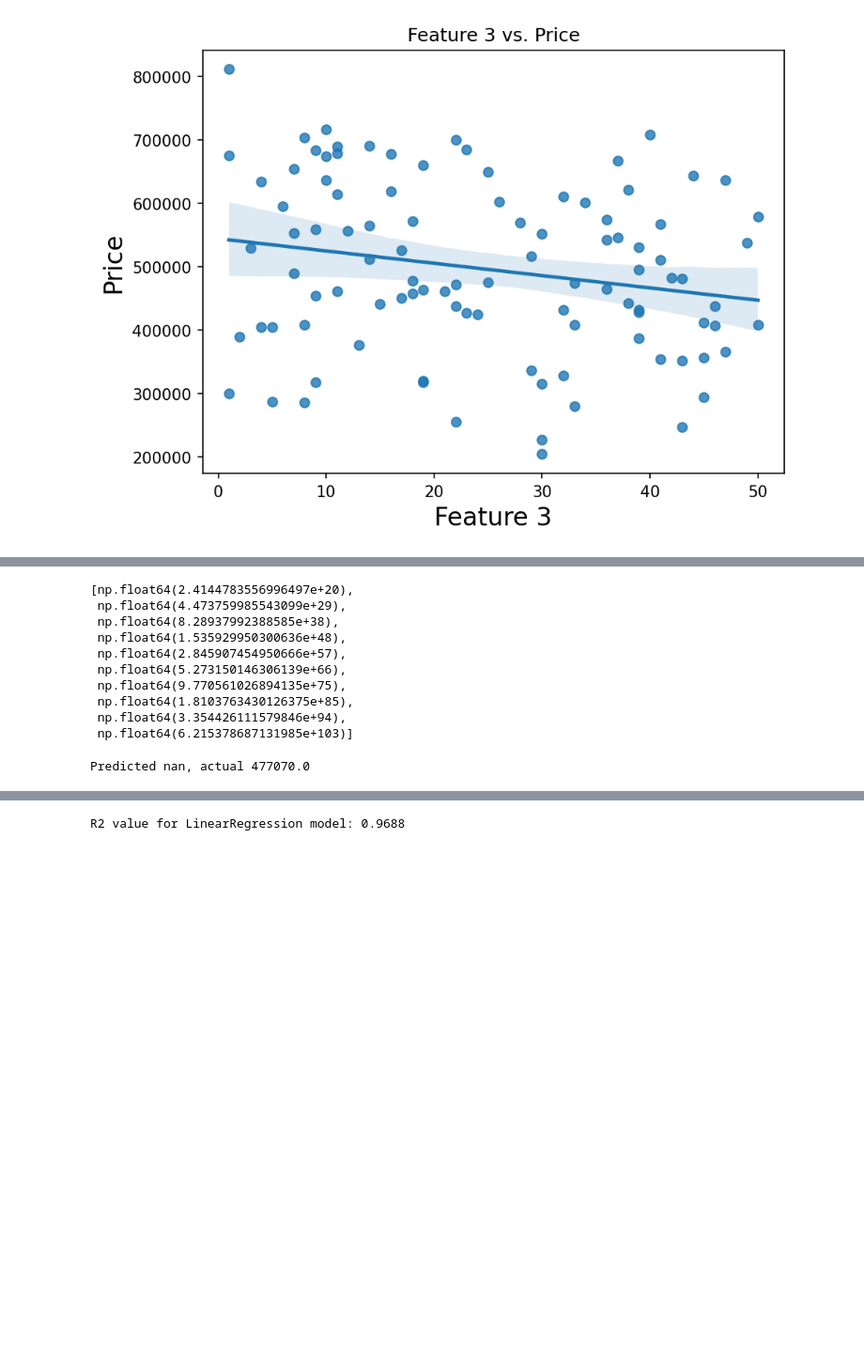
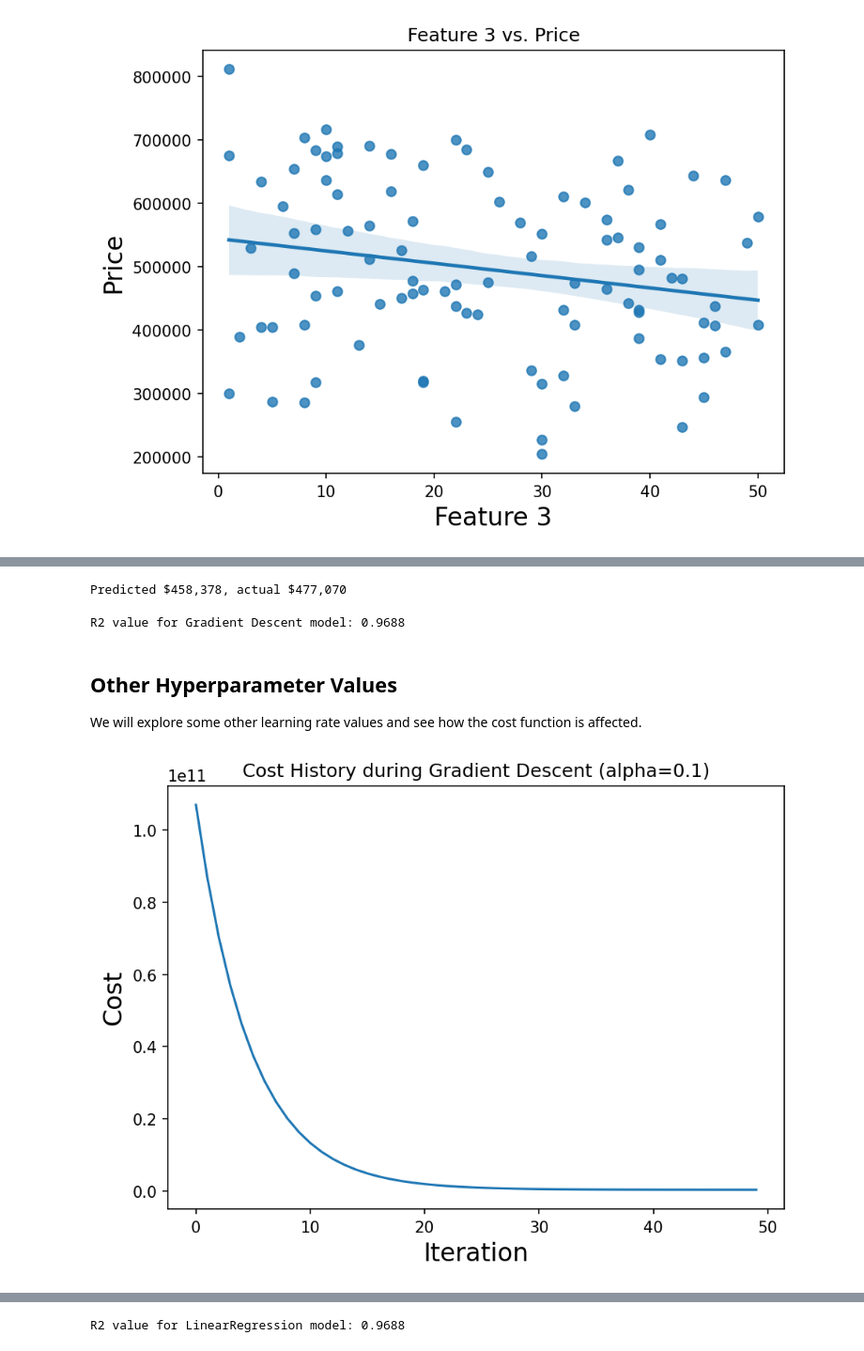
Before and after one commit to jmfb/mth5810-m15grad, a Jupyter notebook: m15grad.ipynb, the cells around one changed output, grey strips where cells are left out. Shown: that part at 94% size. Drawn from its saved outputs; the diff is of its cells as text; code cells hidden in the pictures; blank space fills up the shorter version.

```diff
--- a/m15grad.ipynb
+++ b/m15grad.ipynb
@@ -127,18 +166,0 @@ Final weights: [nan nan nan nan]
-# %%
-history[:10]
-# %% [output]
-[np.float64(2.4144783556996497e+20),
- np.float64(4.473759985543099e+29),
- np.float64(8.28937992388585e+38),
- np.float64(1.535929950300636e+48),
- np.float64(2.845907454950666e+57),
- np.float64(5.273150146306139e+66),
- np.float64(9.770561026894135e+75),
- np.float64(1.8103763430126375e+85),
- np.float64(3.354426111579846e+94),
- np.float64(6.215378687131985e+103)]
-# %%
-# Show a predicted price to see how much we are in the ballbark
-print(f"Predicted {np.matmul(X[0], w)}, actual {y[0]}")
-# %% [output]
-Predicted nan, actual 477070.0
@@ -149,0 +167,19 @@ def ComputeR2(true, pred):
+# %%
+# Show a predicted price to see how much we are in the ballbark
+pred = np.matmul(X, w)
+print(f"Predicted ${int(pred[0]):,}, actual ${int(y[0]):,}")
+# %% [output]
+Predicted $458,378, actual $477,070
+# %%
+r2 = ComputeR2(y, pred)
+print(f"R2 value for Gradient Descent model: {r2:.4f}")
+# %% [output]
+R2 value for Gradient Descent model: 0.9688
+# %% [markdown]
+## Other Hyperparameter Values
+
+We will explore some other learning rate values and see how the cost function is affected.
+# %%
+GradientDescent(X, y, np.zeros(feature_count), 0.1, 50);
+# %% [output]
+[figure, added]
```
Also changed, not shown: parts of 25 cells of this notebook.
